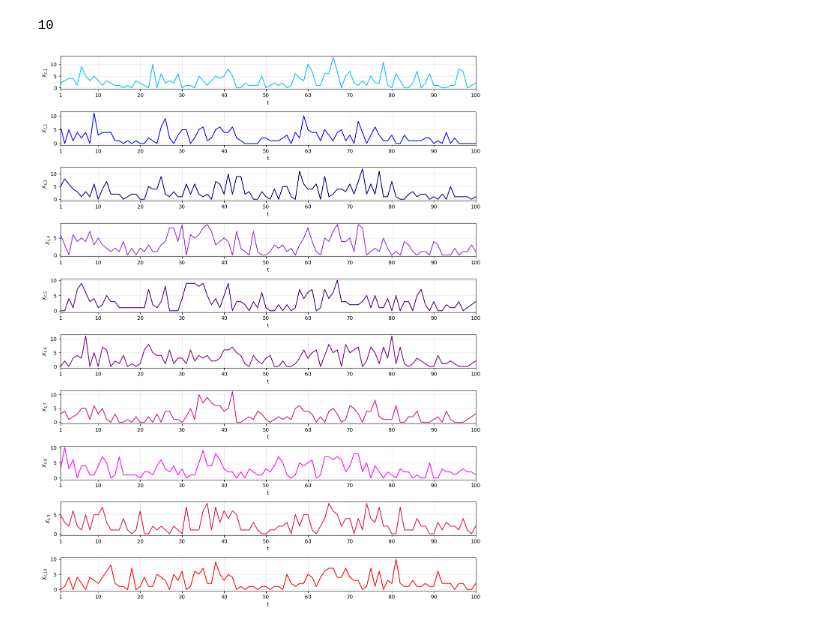
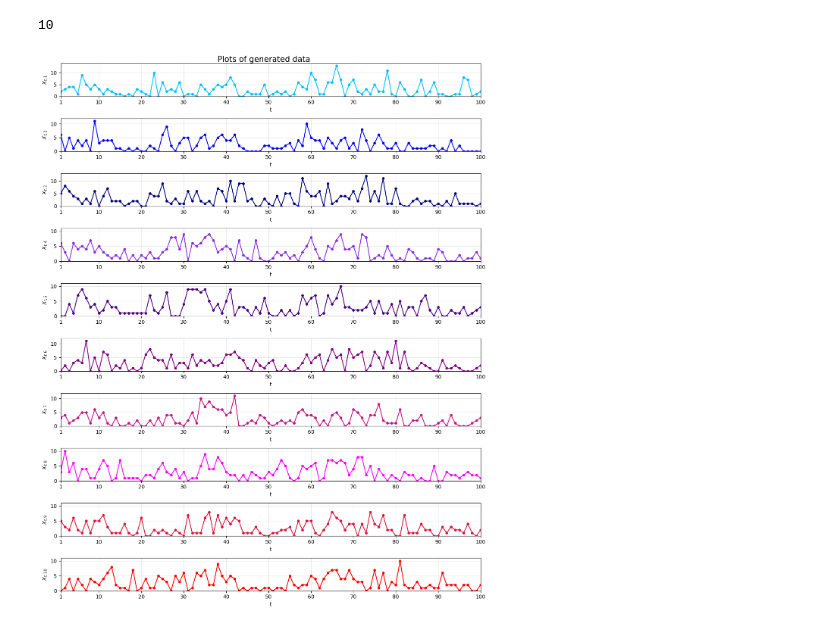
Before and after one commit to eskezje/modcompany, a Jupyter notebook: daniel.ipynb, the cells around one changed output. Drawn from its saved outputs; the diff is of its cells as text; code cells hidden in the pictures.

Commit message:
Daniel visual small changes to plotting function

```diff
--- a/daniel.ipynb
+++ b/daniel.ipynb
@@ -149,27 +149,31 @@ X.shape[1]
 10
 # %%
 def plotter(X):
-    n = len(X[0])
-    T = np.arange(1, len(X)+1)
+    n = X.shape[1]
+    T = np.arange(1, X.shape[0]+1)
     fig, axes = plt.subplots(n, 1, figsize=(12, 1.5*n))
+    fig.suptitle("Plots of generated data", fontsize=15)
 
     x_ticks = np.r_[1, np.arange(10, 101, 10)] # makes [1, array([10, 20, ...])] where r_ turns it into [1, 10, 20, ...]
     cmap = ListedColormap([
         'deepskyblue','blue','navy','blueviolet','indigo',
         'purple','mediumvioletred','magenta','crimson','r'
     ])
     colors = cmap.colors
     for i in range(0,n):
-        axes[i].plot(T, X[:,i], color=colors[i % len(colors)], zorder=2)
+        axes[i].plot(T, X[:,i], marker="o", markersize=4, color=colors[i % len(colors)], zorder=2)
         axes[i].set_xlabel("t")
-        axes[i].set_ylabel(f"$X_{{t,{i+1}}}$")
         axes[i].set_xlim(1,100)
         axes[i].set_xticks(x_ticks)
+        y_top = max(10, X[:, i].max()) # so we ensure the y ticks has 0, 5, 10 and not just 0, 5
+        axes[i].set_ylim(0,y_top+1) # range of y ticks. If we want to have the same range for all plots, change to static values or the highest value in entire dataset
+        axes[i].set_ylabel(f"$X_{{t,{i+1}}}$")
         axes[i].yaxis.set_minor_locator(MultipleLocator(5))
         axes[i].grid(which='both',alpha=0.3, zorder=1)
+
     plt.tight_layout()
     plt.show()
 
 plotter(X)
 # %% [output]
-[figure, old version]
+[figure, new version]
```
